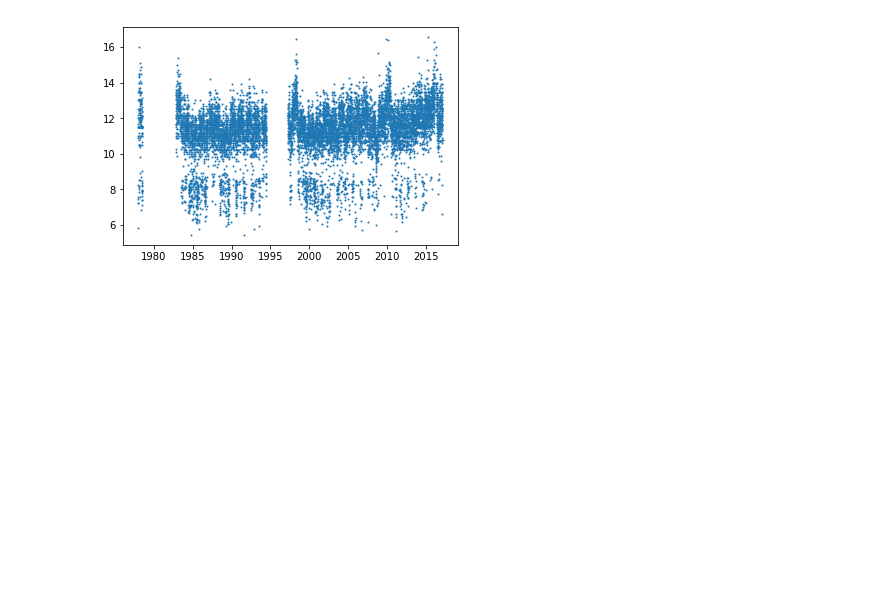
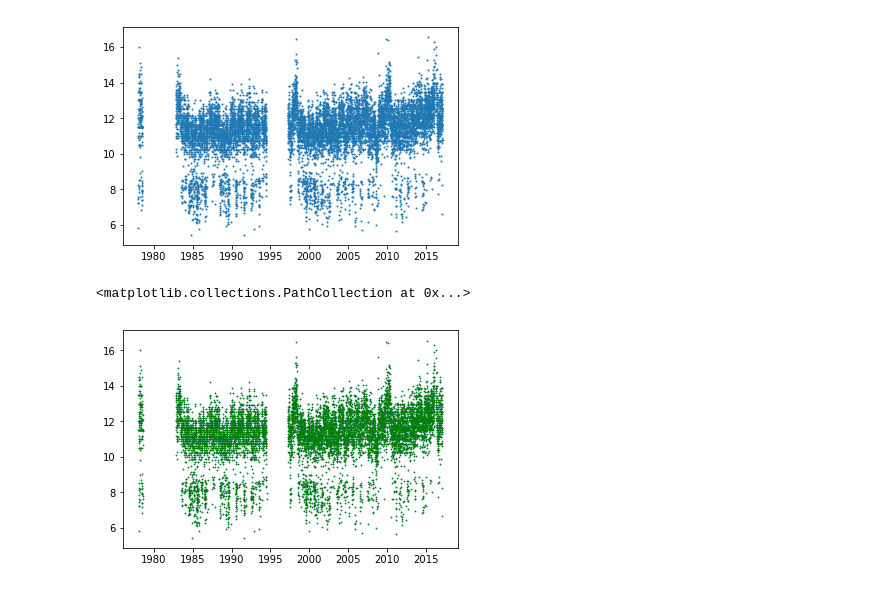
Before and after one commit to forero/temperatura, a Jupyter notebook: paraiso.ipynb, the cells around one changed output. Cells and saved outputs as stored; diff of their text form; code cells hidden in the pictures; blank space fills up the shorter version.

```diff
--- a/paraiso.ipynb
+++ b/paraiso.ipynb
@@ -14,3 +16,20 @@ plt.scatter(t_paraiso, d_paraiso, s=1.0)
 # %% [output]
 <matplotlib.collections.PathCollection at 0x...>
 [figure]
+# %%
+dt = 1.0/365.0
+
+n = len(d_paraiso)
+
+fft_t3 = fft(d_paraiso)
+freq3 = fftfreq(n, dt)
+
+fft_t3_shifted = np.fft.fftshift(fft_t3)
+freq3_shifted = np.fft.fftshift(freq3)
+
+clean_f3 = np.fft.ifft(fft_t3)
+plt.scatter(t_paraiso, d_paraiso, s=0.3)
+plt.scatter(t_paraiso,np.real(clean_f3), s=0.3, color='green')
+# %% [output]
+<matplotlib.collections.PathCollection at 0x...>
+[figure, added]
```
Also changed, not shown: parts of 1 cell of this notebook.
